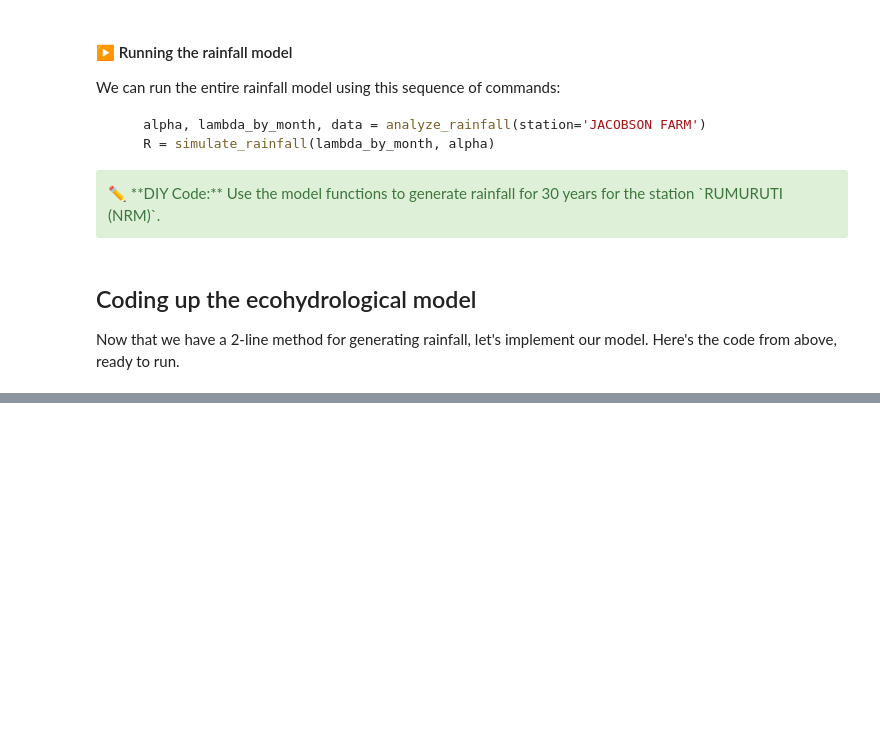
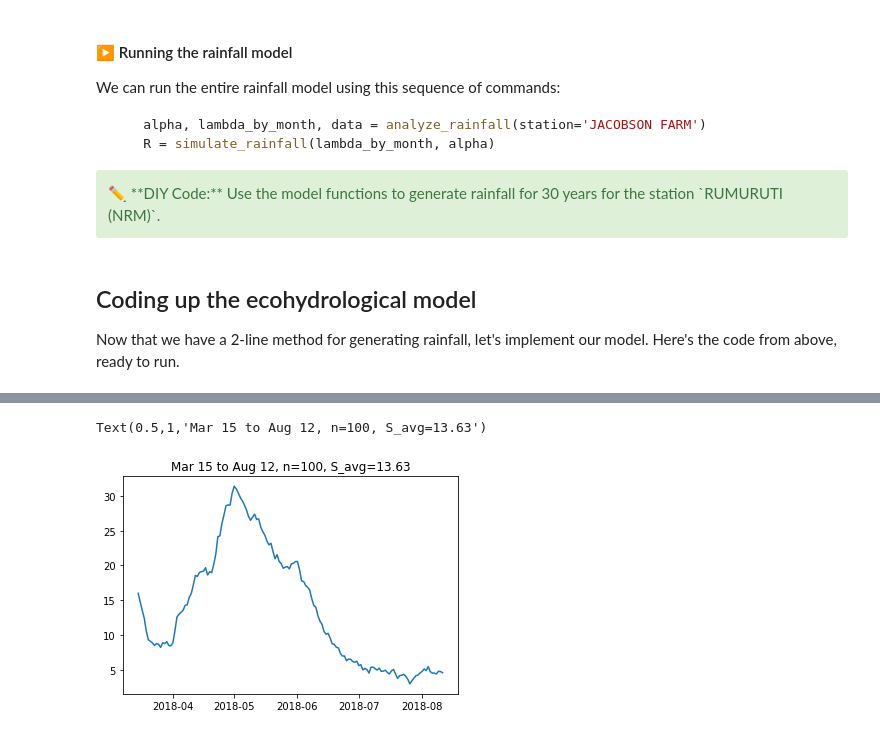
Before and after one commit to ecohydro/RidgeToReef, a Jupyter notebook: chapters/Chapter 3.ipynb, the cells around one changed output, grey strips where cells are left out. Cells and saved outputs as stored; diff of their text form; code cells hidden in the pictures; blank space fills up the shorter version.

```diff
--- a/chapters/Chapter 3.ipynb
+++ b/chapters/Chapter 3.ipynb
@@ -364,0 +375,34 @@ Text(0.5,1,'Total rainfall    332 [mm],  avg. S: 19.44 [mm]')
+# %%
+# Step 1. Analyze station rainfall data.
+station = 'JACOBSON FARM'
+alpha, lambda_by_month, rain_data = analyze_rainfall(station=station)
+
+# Step 2. Simulate n seasons of rainfall
+from datetime import timedelta
+
+planting_date = datetime(year=2018, month=3, day=15)
+n_seasons = 100
+days_to_maturity = 150
+
+R, dt = simulate_rainfall(lambda_by_month, alpha, planting_date=planting_date, n_seasons=n_seasons)
+
+# Step 3. Run the ecohydrological model.
+output = []
+S = []
+dSdt = []
+for r in R:
+    output = (run_model(r))
+    S.append(output['S'])
+    dSdt.append(output['dSdt'])
+
+# It's very easy to turn a list of lists into a `DataFrame`
+df_S = pd.DataFrame(S)
+plt.plot(dt, df_S.mean())
+plt.title("{date} to {end}, n={n}, S_avg={s:5.2f}".format(
+    date=datetime.strftime(planting_date,"%b %d"),
+    end=datetime.strftime(planting_date+timedelta(days=days_to_maturity),"%b %d"),
+    n=n_seasons,
+    s=df_S.mean().mean()))
+# %% [output]
+Text(0.5,1,'Mar 15 to Aug 12, n=100, S_avg=13.63')
+[figure, added]
```
Also changed, not shown: parts of 10 cells of this notebook.
